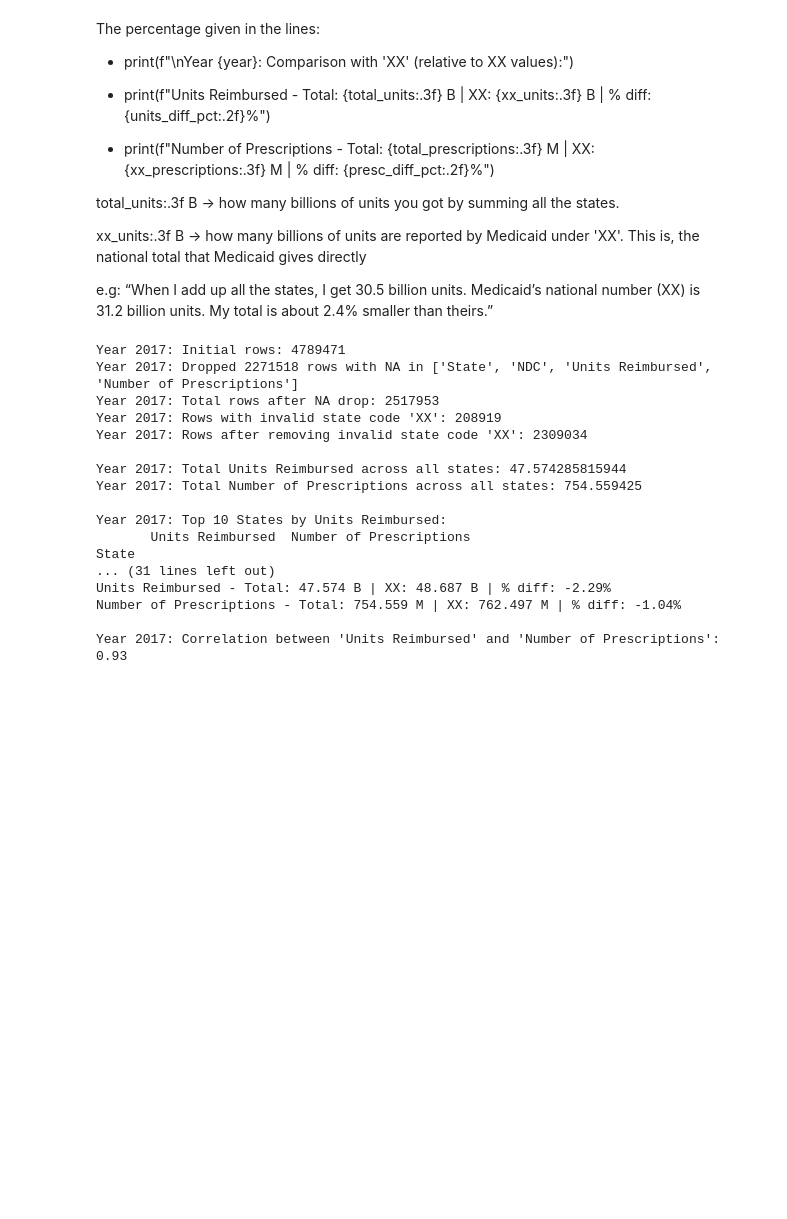
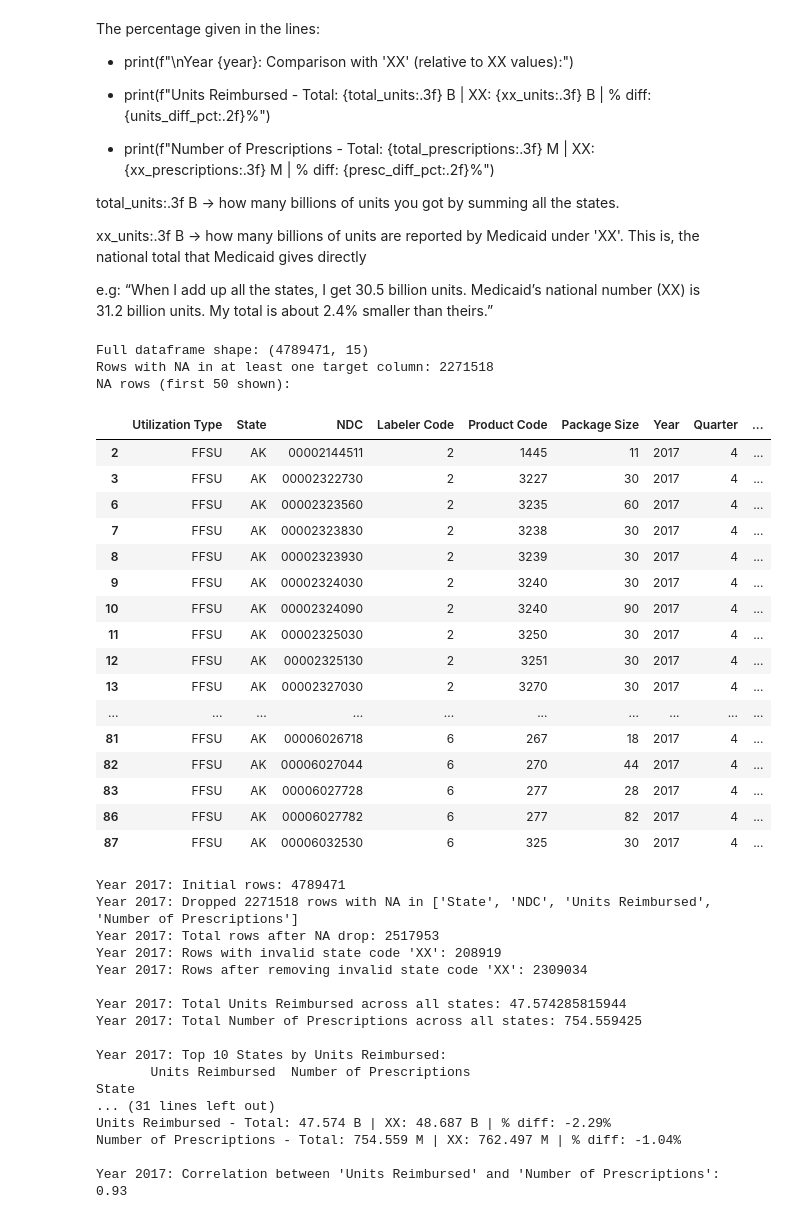
Before and after one commit to Lilianptr/DCMME, a Jupyter notebook: SDUD/File_01_SDUD.ipynb, the cells around one changed output. Drawn from its saved outputs; the diff is of its cells as text; code cells hidden in the pictures; blank space fills up the shorter version.

```diff
--- a/SDUD/File_01_SDUD.ipynb
+++ b/SDUD/File_01_SDUD.ipynb
@@ -155,6 +155,56 @@ xx_units:.3f B → how many billions of units are reported by Medicaid under 'XX
 e.g: “When I add up all the states, I get 30.5 billion units.
 Medicaid’s national number (XX) is 31.2 billion units.
 My total is about 2.4% smaller than theirs.”
+# %%
+# Read CSV and show dataframe (and NA subset) as tables instead of raw CSV text
+file_path = 'SDUD2017.csv'  # change as needed
+
+df = pd.read_csv(file_path, low_memory=False)
+
+cols = ['Units Reimbursed', 'Number of Prescriptions']
+missing_available = [c for c in cols if c in df.columns]
+
+print(f"Full dataframe shape: {df.shape}")
+# Display the full dataframe (Jupyter will render as an HTML table)
+#display(df)
+
+if len(missing_available) < 2:
+    print("Required columns missing:", [c for c in cols if c not in df.columns])
+else:
+    na_subset = df[df['Units Reimbursed'].isna() | df['Number of Prescriptions'].isna()]
+    print(f"Rows with NA in at least one target column: {len(na_subset)}")
+    if na_subset.empty:
+        print("No missing values in target columns.")
+    else:
+        print("NA rows (first 50 shown):")
+        display(na_subset.head(50))  # adjust or remove head() to see all
+
+    # Optional: uncomment to export
+    # na_subset.to_csv('na_rows_full.csv', index=False)
+
+    # If you also want the full NA subset for later inspection:
+    # na_subset.to_csv('na_rows_full.csv', index=False)
+# %% [output]
+Full dataframe shape: (4789471, 15)
+Rows with NA in at least one target column: 2271518
+NA rows (first 50 shown):
+|  | Utilization Type | State | NDC | Labeler Code | Product Code | Package Size | Year | Quarter | ... |
+| 2 | FFSU | AK | 00002144511 | 2 | 1445 | 11 | 2017 | 4 | ... |
+| 3 | FFSU | AK | 00002322730 | 2 | 3227 | 30 | 2017 | 4 | ... |
+| 6 | FFSU | AK | 00002323560 | 2 | 3235 | 60 | 2017 | 4 | ... |
+| 7 | FFSU | AK | 00002323830 | 2 | 3238 | 30 | 2017 | 4 | ... |
+| 8 | FFSU | AK | 00002323930 | 2 | 3239 | 30 | 2017 | 4 | ... |
+| 9 | FFSU | AK | 00002324030 | 2 | 3240 | 30 | 2017 | 4 | ... |
+| 10 | FFSU | AK | 00002324090 | 2 | 3240 | 90 | 2017 | 4 | ... |
+| 11 | FFSU | AK | 00002325030 | 2 | 3250 | 30 | 2017 | 4 | ... |
+| 12 | FFSU | AK | 00002325130 | 2 | 3251 | 30 | 2017 | 4 | ... |
+| 13 | FFSU | AK | 00002327030 | 2 | 3270 | 30 | 2017 | 4 | ... |
+| ... | ... | ... | ... | ... | ... | ... | ... | ... | ... |
+| 81 | FFSU | AK | 00006026718 | 6 | 267 | 18 | 2017 | 4 | ... |
+| 82 | FFSU | AK | 00006027044 | 6 | 270 | 44 | 2017 | 4 | ... |
+| 83 | FFSU | AK | 00006027728 | 6 | 277 | 28 | 2017 | 4 | ... |
+| 86 | FFSU | AK | 00006027782 | 6 | 277 | 82 | 2017 | 4 | ... |
+| 87 | FFSU | AK | 00006032530 | 6 | 325 | 30 | 2017 | 4 | ... |
 # %%
 
 #Final function for drug utilization data processing
```
Also changed, not shown: parts of 2 cells of this notebook.
